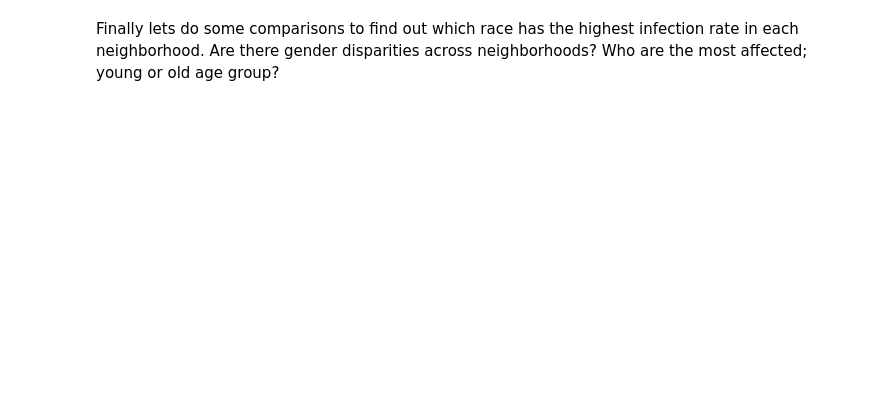
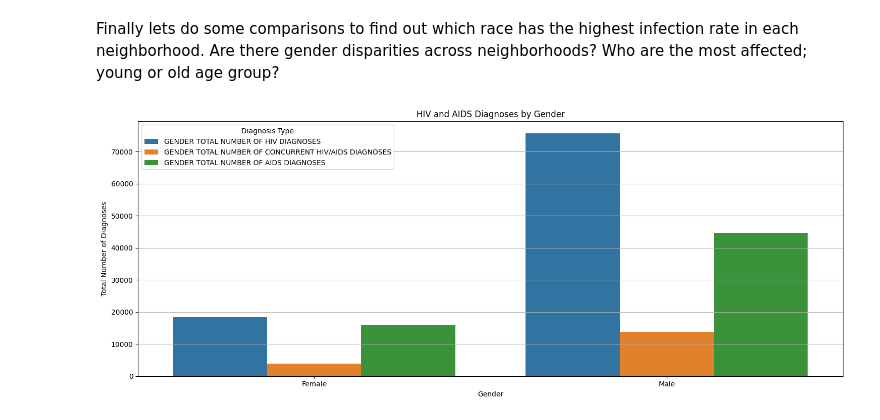
Before and after one commit to Victoire03/HIV_and_AIDS_Infections_in_New_York_City, a Jupyter notebook: Data_vizualization.ipynb, the cells around one changed output. Saved outputs shown, nothing was run; the diff lists cells and outputs as text; code cells hidden in the pictures; blank space fills up the shorter version.

```diff
--- a/Data_vizualization.ipynb
+++ b/Data_vizualization.ipynb
@@ -117,2 +147,43 @@ While AIDS diagnoses have gone remarkably down, with 2013 having the lowest numb
 # %% [markdown]
 Finally lets do some comparisons to find out which race has the highest infection rate in each neighborhood. Are there gender disparities across neighborhoods? Who are the most affected; young or old age group?
+# %%
+# Convert relevant columns to numeric
+cols_to_convert = [
+    'GENDER TOTAL NUMBER OF HIV DIAGNOSES',
+    'GENDER TOTAL NUMBER OF CONCURRENT HIV/AIDS DIAGNOSES',
+    'GENDER TOTAL NUMBER OF AIDS DIAGNOSES'
+]
+df_Gender[cols_to_convert] = df_Gender[cols_to_convert].apply(pd.to_numeric, errors='coerce')
+
+# Exclude rows where SEX is 'All' (case-insensitive)
+gender_strict_filtered = df_Gender[df_Gender['SEX'].str.strip().str.lower() != 'all']
+
+# Group by SEX and sum relevant columns
+gender_summary_strict = (
+    gender_strict_filtered
+    .groupby('SEX')[cols_to_convert]
+    .sum()
+    .reset_index()
+)
+
+# Melt for plotting
+gender_summary_melted = gender_summary_strict.melt(
+    id_vars='SEX',
+    value_vars=cols_to_convert,
+    var_name='Diagnosis Type',
+    value_name='Total Diagnoses'
+)
+
+# Plot
+plt.figure(figsize=(15, 6))
+sns.barplot(data=gender_summary_melted, x='SEX', y='Total Diagnoses', hue='Diagnosis Type')
+plt.title('HIV and AIDS Diagnoses by Gender')
+plt.xlabel('Gender')
+plt.ylabel('Total Number of Diagnoses')
+plt.xticks(rotation=0)
+plt.legend(title='Diagnosis Type')
+plt.tight_layout()
+plt.grid(True, axis='y')
+plt.show()
+# %% [output]
+[figure, added]
```
Also changed, not shown: parts of 2 cells of this notebook.
